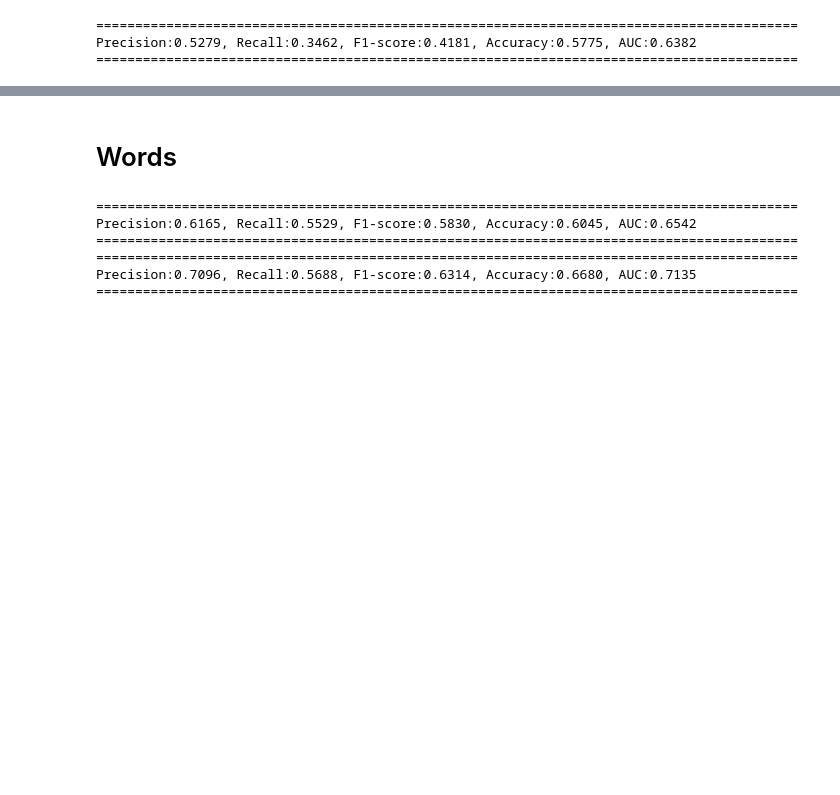
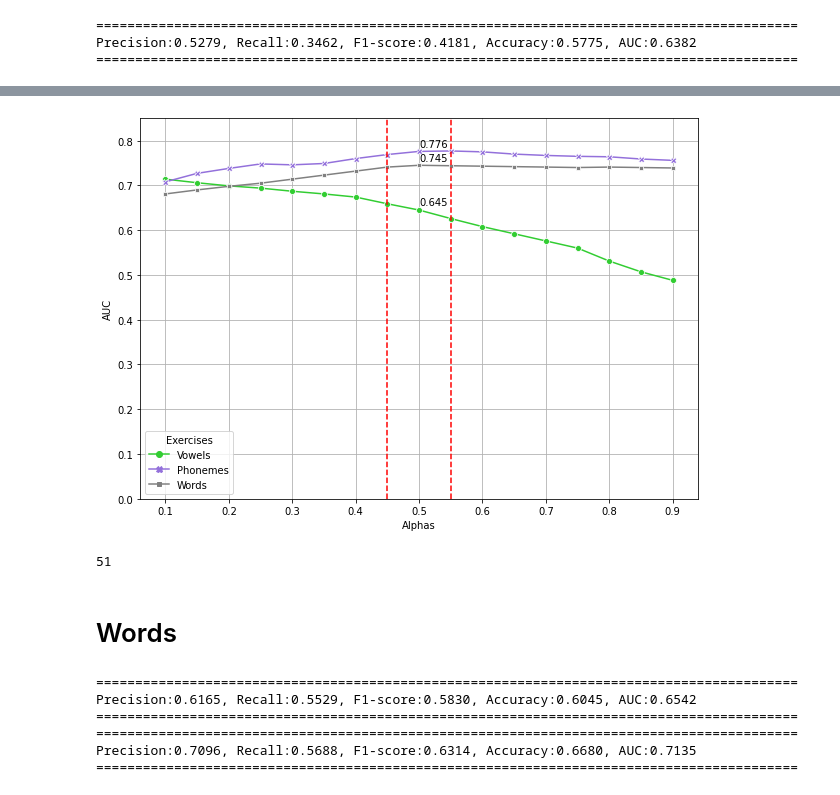
Before and after one commit to jdvalera19/Parkinson-Multimodal-Cross-Attention, a Jupyter notebook: View_result.ipynb, the cells around one changed output, grey strips where cells are left out. Drawn from its saved outputs; the diff is of its cells as text; code cells hidden in the pictures; blank space fills up the shorter version.

```diff
--- a/View_result.ipynb
+++ b/View_result.ipynb
@@ -104,3 +118,27 @@ plot_alpha(pd.DataFrame(data_plot), 'alpha_plot')
+# %%
+plt.figure(figsize=(10,7))
+
+g = sns.lineplot(
+    data=data_plot,
+    x="Alphas", y="AUC", style="Exercises", hue="Exercises",
+    markers=True, dashes=False,
+    palette=['limegreen', "mediumpurple", 'gray']
+)
+plt.axvline(x=0.45, color="red", linestyle="--")
+plt.axvline(x=0.55, color="red", linestyle="--")
+plt.ylim(0, 0.85)
+plt.grid()
+
+plt.text(0.5, data_plot["AUC"][8]+0.01, data_plot["AUC"][8])
+plt.text(0.5, data_plot["AUC"][25]+0.01, data_plot["AUC"][25])
+plt.text(0.5, data_plot["AUC"][42]+0.01, data_plot["AUC"][42])
+plt.savefig("Images/alpha_plot.pdf")
+# %% [output]
+[figure, added]
+# %%
+len(data_plot["AUC"])
+# %% [output]
+51
 # %% [markdown]
 # Words
 # %%
```
Also changed, not shown: parts of 6 cells of this notebook, 6 other files.
